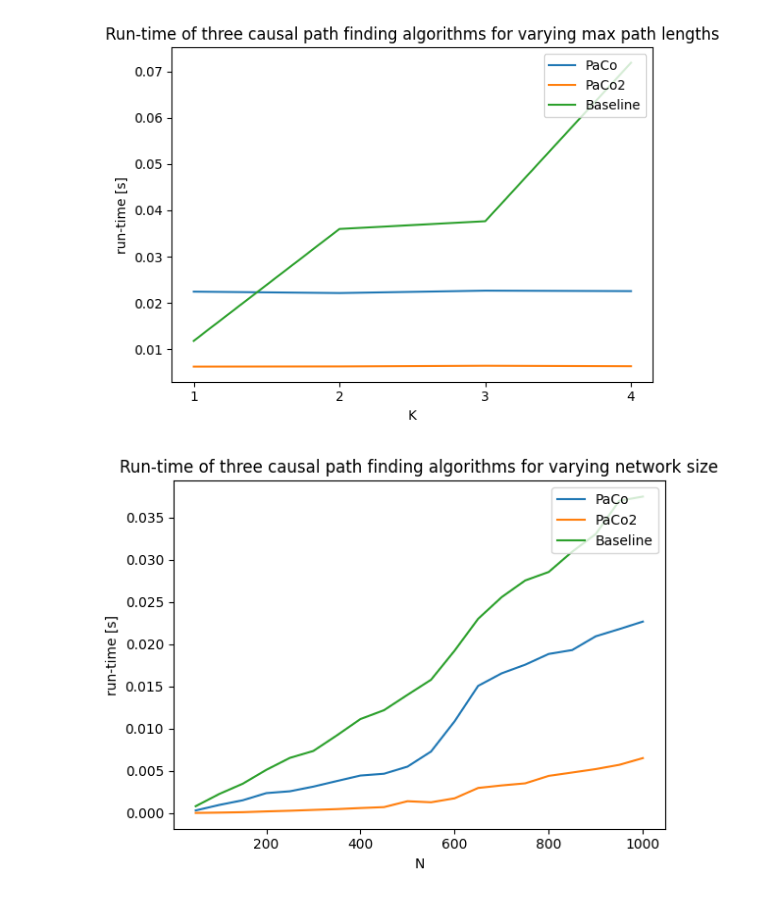
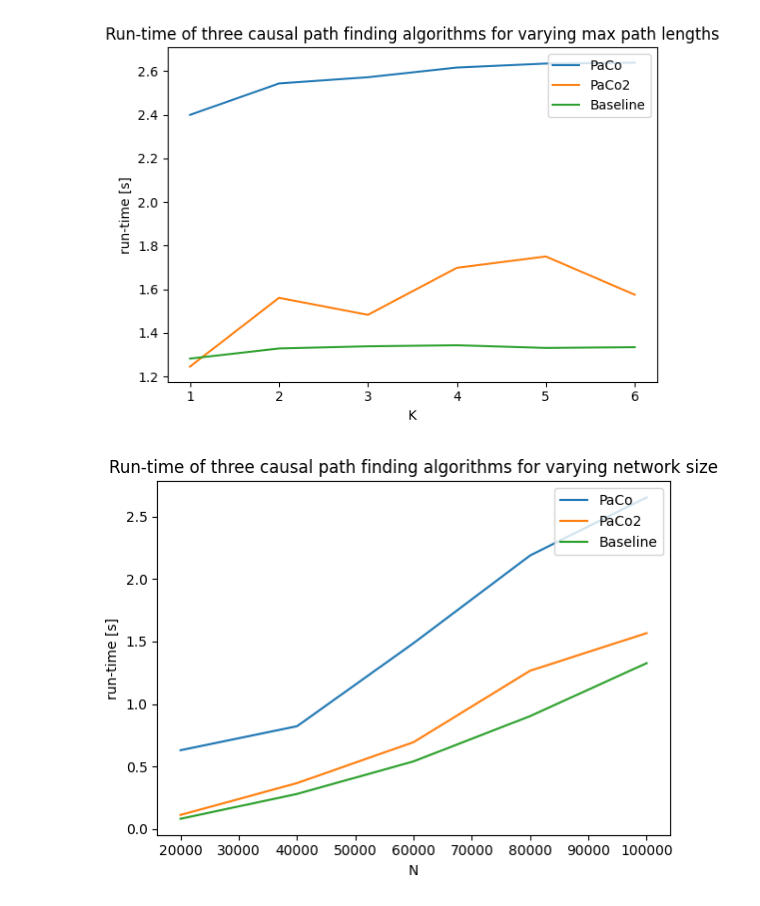
Before and after one commit to DutchJelly/social-networks-paco, a Jupyter notebook: experiments.ipynb, the cells around one changed output. Cells and saved outputs as stored; diff of their text form; code cells hidden in the pictures.

Commit message:
start experimenting with realitymining

```diff
--- a/experiments.ipynb
+++ b/experiments.ipynb
@@ -2,13 +2,17 @@
 import time
 
 
-def compare_runtime(configuration: dict, algorithms: list[tuple[str, any]]):
+def compare_runtime(
+    configuration: dict, algorithms: list[tuple[str, any]], verbose=False
+):
     results = {}
     for alg_name, alg in algorithms:
         start_time = time.process_time()
         alg(**configuration)
         end_time = time.process_time()
         results[alg_name] = end_time - start_time
+        if verbose:
+            print(f"Finished with {alg_name}")
     return results
 # %%
 import causalpathalgorithms
@@ -134,9 +133,21 @@ def plot_dt(df):
     plt.show()
 
 
-plot_K(runtime_exp_results_df)
-plot_N(runtime_exp_results_df)
-plot_dt(runtime_exp_results_df)
+def plot_all(df):
+    plot_K(df)
+    plot_N(df)
+    plot_dt(df)
-# %% [output]
-[figure, removed]
-[figure, removed]
+# %%
+(_, reality_mining_edge_set) = utils.read_time_stamped_csv("data/reality-mining.csv")
+
+# timestamps = [time_dict["Timestamp"] for (_, _, time_dict) in reality_mining_edge_set]
+# print(calculate_time_stats(timestamps))
+
+runtime_exp_results = exp_runtime(reality_mining_edge_set)
+runtime_exp_results_df = pd.DataFrame(runtime_exp_results)
+print(runtime_exp_results_df[runtime_exp_results_df["experiment"] == "delta_time"])
+# %%
+plot_all(runtime_exp_results_df)
+# %% [output]
+[figure, added]
+[figure, added]
```
Also changed, not shown: parts of 2 cells of this notebook, 4 other files.
